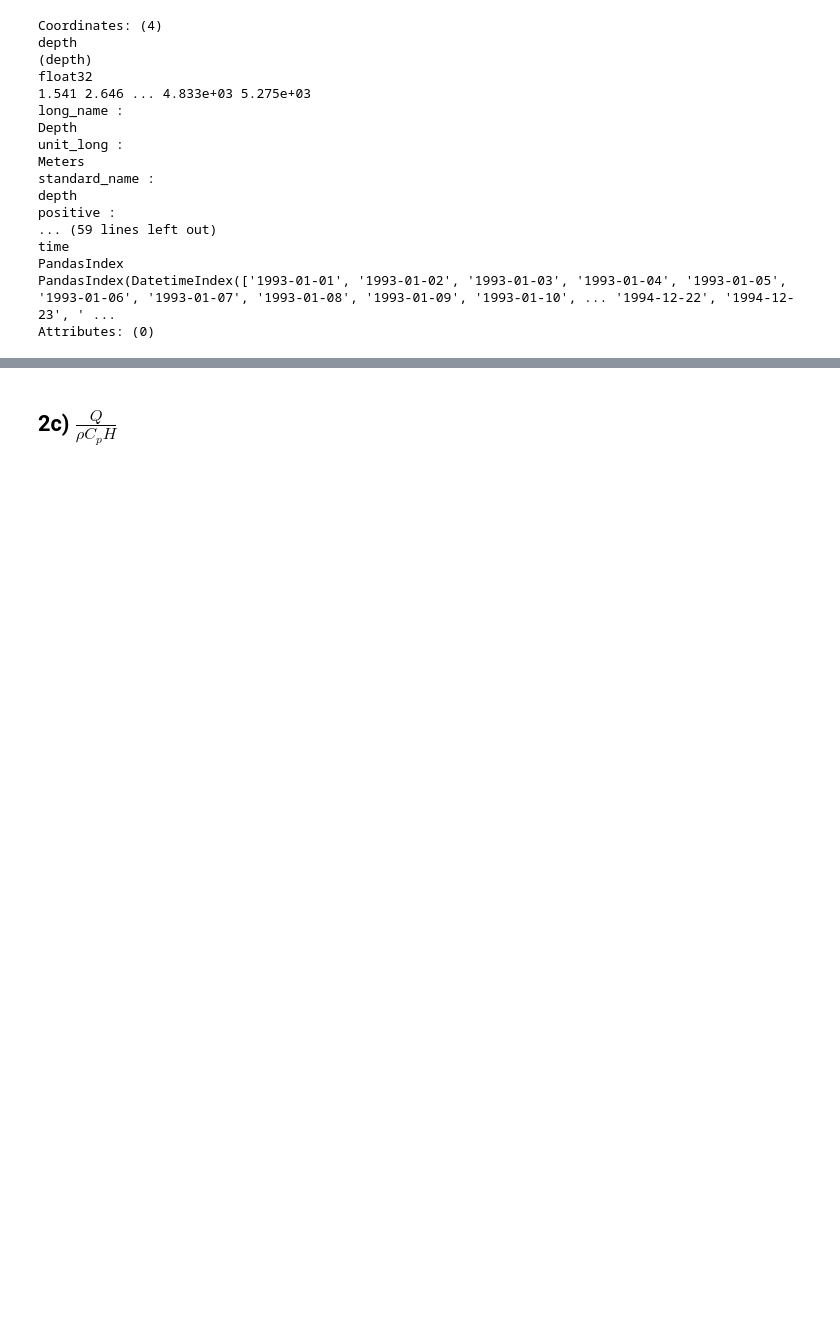
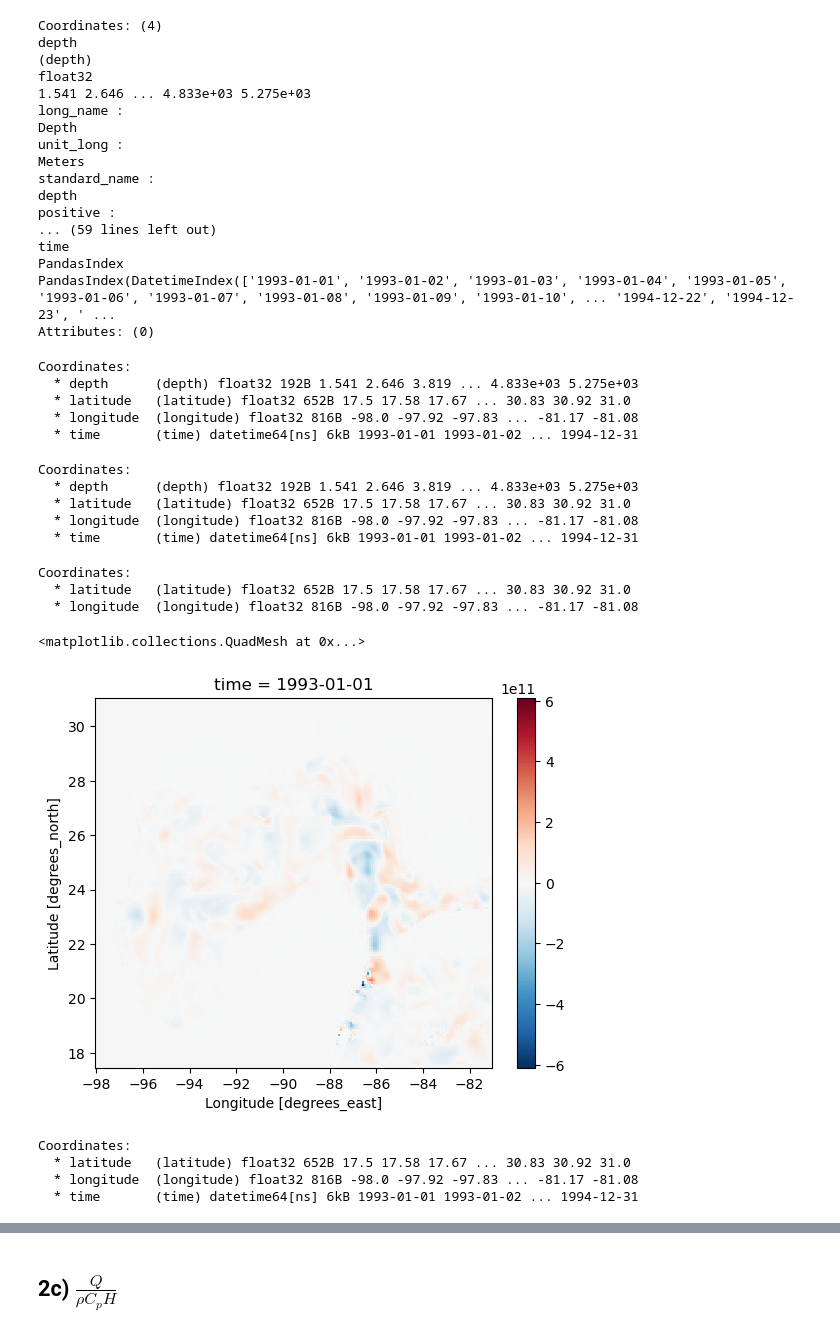
Before and after one commit to shanicetbailey/MHW-gfdl, a Jupyter notebook: 07-MLHB.ipynb, the cells around one changed output, grey strips where cells are left out. Drawn from its saved outputs; the diff is of its cells as text; code cells hidden in the pictures; blank space fills up the shorter version.

```diff
--- a/07-MLHB.ipynb
+++ b/07-MLHB.ipynb
@@ -839,0 +838,16 @@ second_term = (dθdx_interp.sum('depth') + dθdy_interp.sum('depth')).isel(longi
+# %%
+ggom_weighted.vo.coords
+# %% [output]
+Coordinates:
+  * depth      (depth) float32 192B 1.541 2.646 3.819 ... 4.833e+03 5.275e+03
+  * latitude   (latitude) float32 652B 17.5 17.58 17.67 ... 30.83 30.92 31.0
+  * longitude  (longitude) float32 816B -98.0 -97.92 -97.83 ... -81.17 -81.08
+  * time       (time) datetime64[ns] 6kB 1993-01-01 1993-01-02 ... 1994-12-31
+# %%
+dθdy_interp.coords
+# %% [output]
+Coordinates:
+  * depth      (depth) float32 192B 1.541 2.646 3.819 ... 4.833e+03 5.275e+03
+  * latitude   (latitude) float32 652B 17.5 17.58 17.67 ... 30.83 30.92 31.0
+  * longitude  (longitude) float32 816B -98.0 -97.92 -97.83 ... -81.17 -81.08
+  * time       (time) datetime64[ns] 6kB 1993-01-01 1993-01-02 ... 1994-12-31
@@ -839,0 +857,18 @@ second_term = (dθdx_interp.sum('depth') + dθdy_interp.sum('depth')).isel(longi
+# %%
+amld.isel(longitude=slice(None, -1)).coords
+# %% [output]
+Coordinates:
+  * latitude   (latitude) float32 652B 17.5 17.58 17.67 ... 30.83 30.92 31.0
+  * longitude  (longitude) float32 816B -98.0 -97.92 -97.83 ... -81.17 -81.08
+# %%
+(udθdx + vdθdy).sum('depth')[0].plot()
+# %% [output]
+<matplotlib.collections.QuadMesh at 0x...>
+[figure, added]
+# %%
+(udθdx + vdθdy).sum('depth').coords
+# %% [output]
+Coordinates:
+  * latitude   (latitude) float32 652B 17.5 17.58 17.67 ... 30.83 30.92 31.0
+  * longitude  (longitude) float32 816B -98.0 -97.92 -97.83 ... -81.17 -81.08
+  * time       (time) datetime64[ns] 6kB 1993-01-01 1993-01-02 ... 1994-12-31
```
Also changed, not shown: parts of 25 cells of this notebook.
